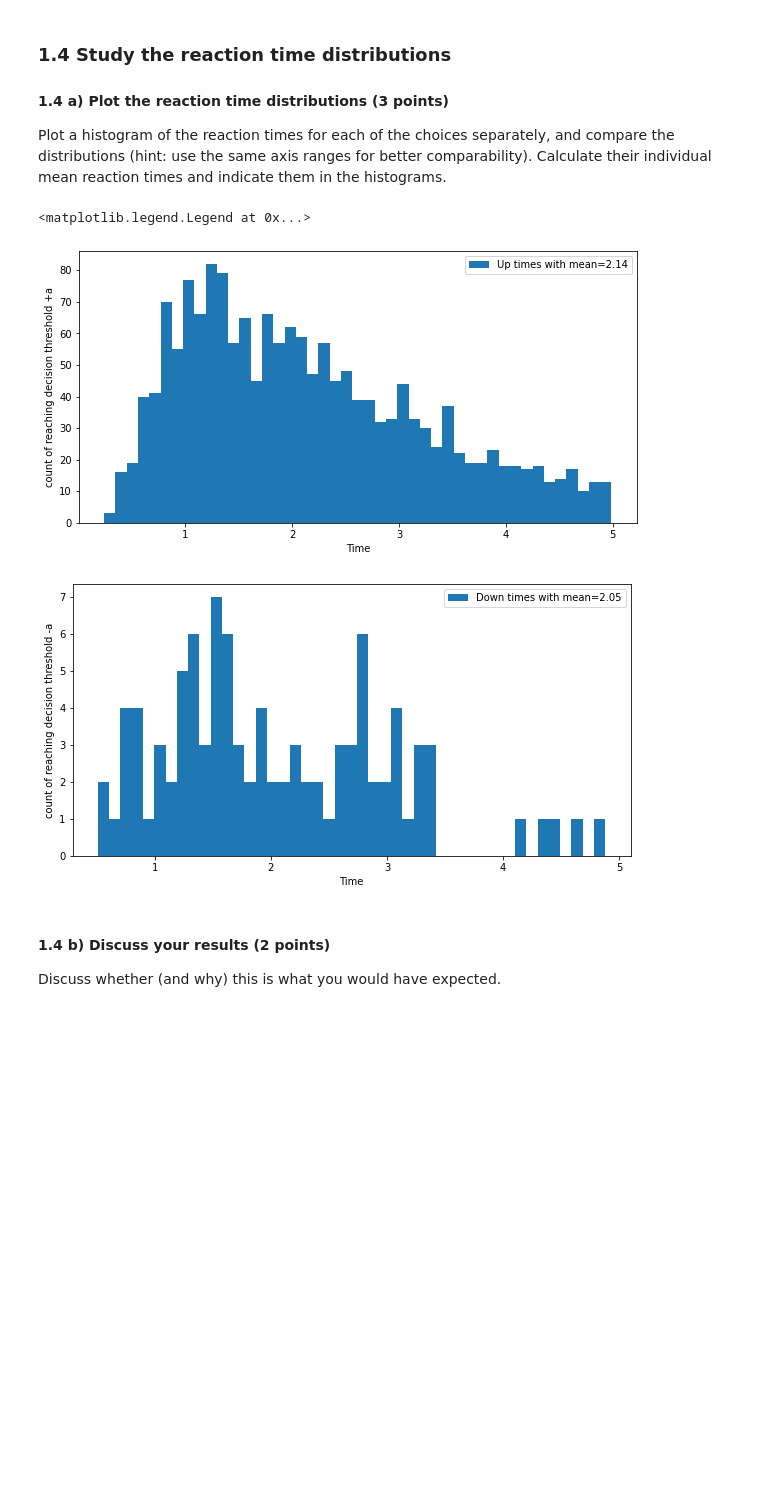
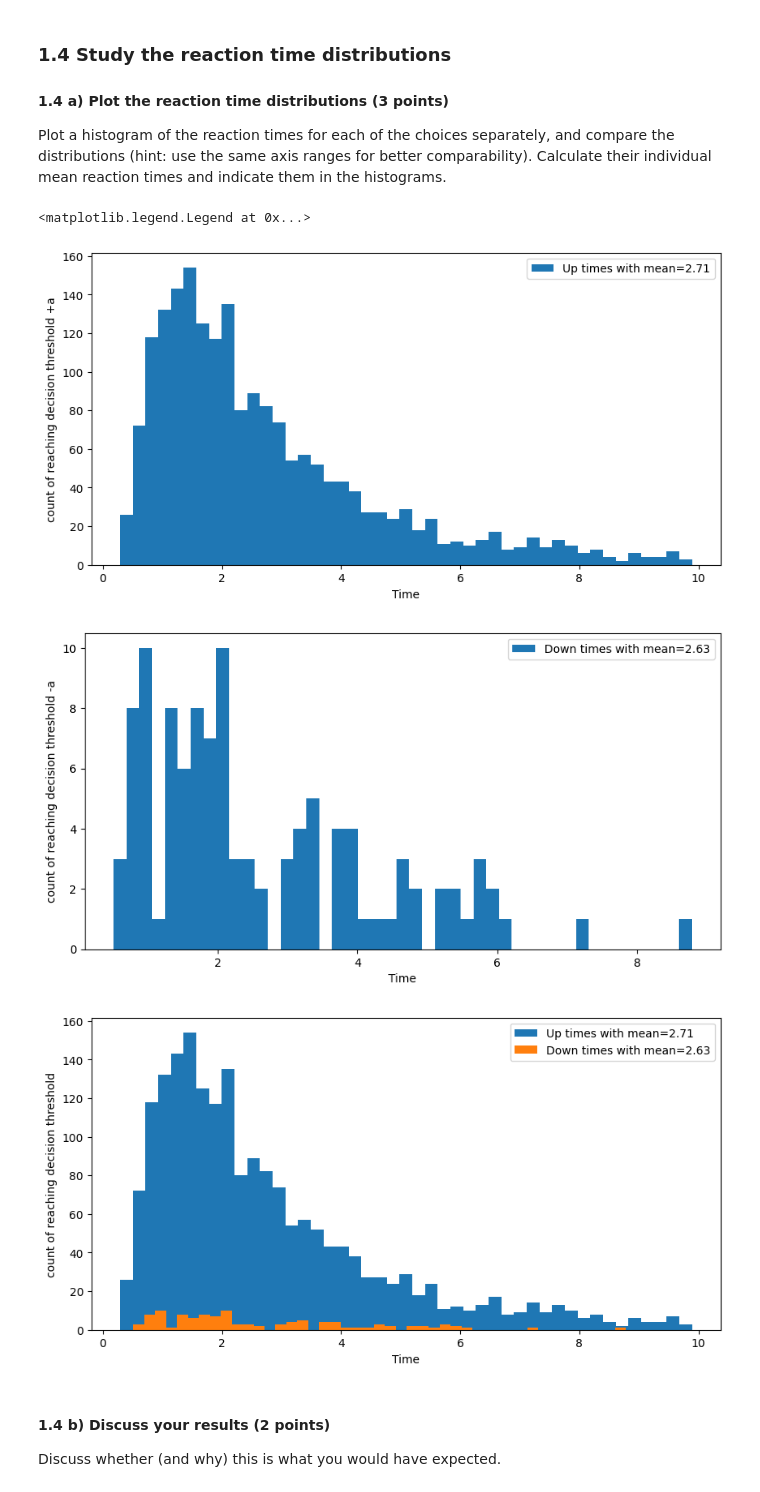
Before and after one commit to Erfan7bt/MHBF, a Jupyter notebook: 5-decision-making-I/decision-making-I.ipynb, the cells around one changed output. Drawn from its saved outputs; the diff is of its cells as text; code cells hidden in the pictures; blank space fills up the shorter version.

```diff
--- a/5-decision-making-I/decision-making-I.ipynb
+++ b/5-decision-making-I/decision-making-I.ipynb
@@ -188,6 +188,8 @@ miu=0.35
 ffun= lambda y, t: miu
 a=1
 sigma=0.5
+T=10
+t=np.arange(0, T, dt)
 gfun= lambda y, t: sigma
 up_times=np.array([])
 down_times=np.array([])
@@ -214,26 +216,35 @@ Plot a histogram of the reaction times for each of the choices separately, and c
 # %%
 # YOUR CODE HERE
 plt.figure(figsize=(10, 5))
 up_mean=np.mean(up_times)
 up_mean=np.round(up_mean, 2)
 plt.hist(up_times, bins=45, label="Up times with mean={}".format(up_mean))
 plt.xlabel("Time")
 plt.ylabel("count of reaching decision threshold +a")
 plt.legend()
 
 plt.figure(figsize=(10, 5))
 down_mean=np.mean(down_times)
 down_mean=np.round(down_mean, 2)
 plt.hist(down_times, bins=45, label="Down times with mean={}".format(down_mean))
 plt.xlabel("Time")
 plt.ylabel("count of reaching decision threshold -a")
 plt.legend()
 
+plt.figure(figsize=(10, 5))
+plt.hist(up_times, bins=45, label="Up times with mean={}".format(up_mean))
+plt.hist(down_times, bins=45, label="Down times with mean={}".format(down_mean))
+plt.xlabel("Time")
+plt.ylabel("count of reaching decision threshold")
+plt.legend()
+
+
 # raise NotImplementedError()
 # %% [output]
 <matplotlib.legend.Legend at 0x...>
-[figure, old version]
+[figure, new version]
-[figure, old version]
+[figure, new version]
+[figure, added]
 # %% [markdown]
 #### 1.4 b) Discuss your results (2 points)
 
```
Also changed, not shown: parts of 8 cells of this notebook.
